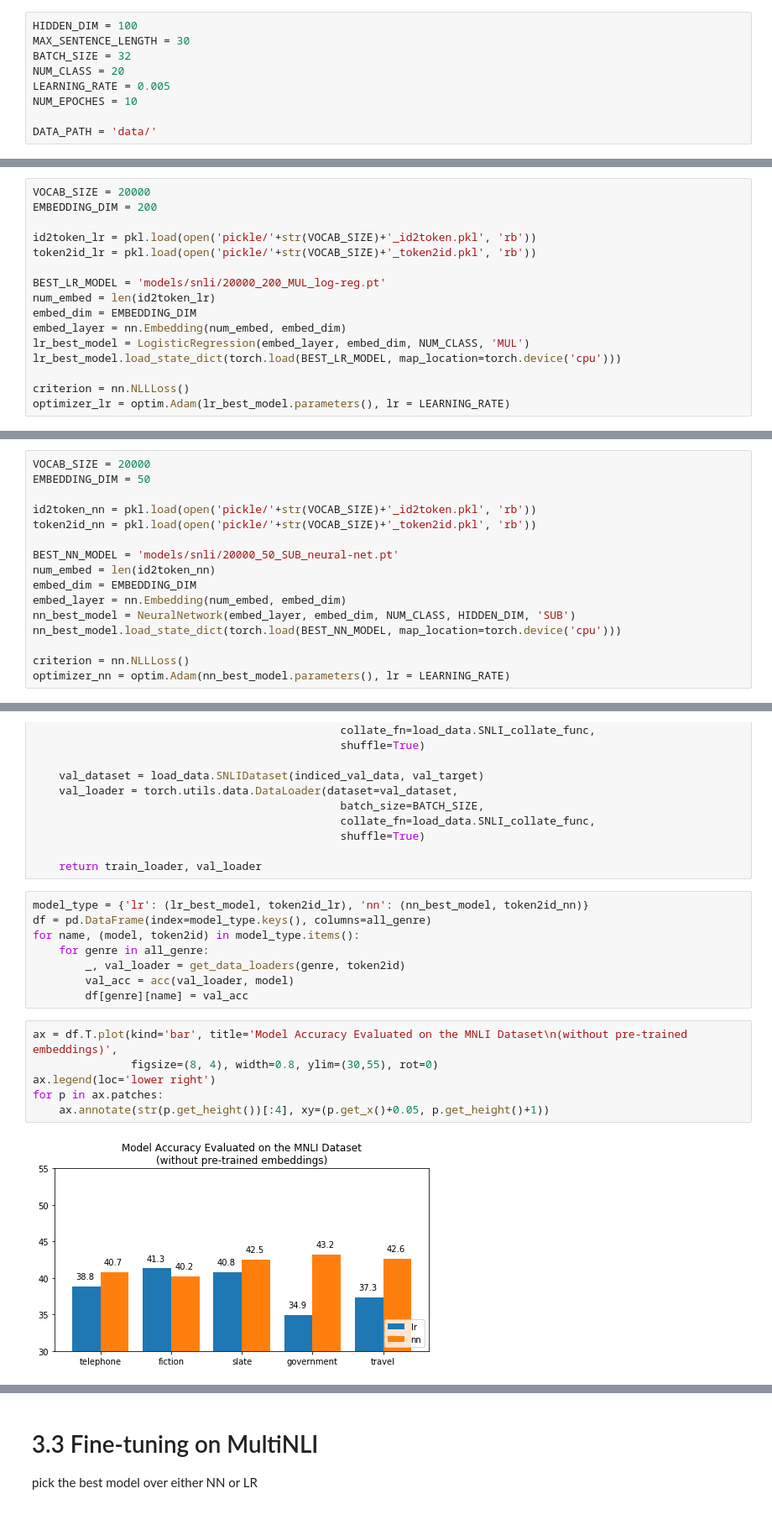
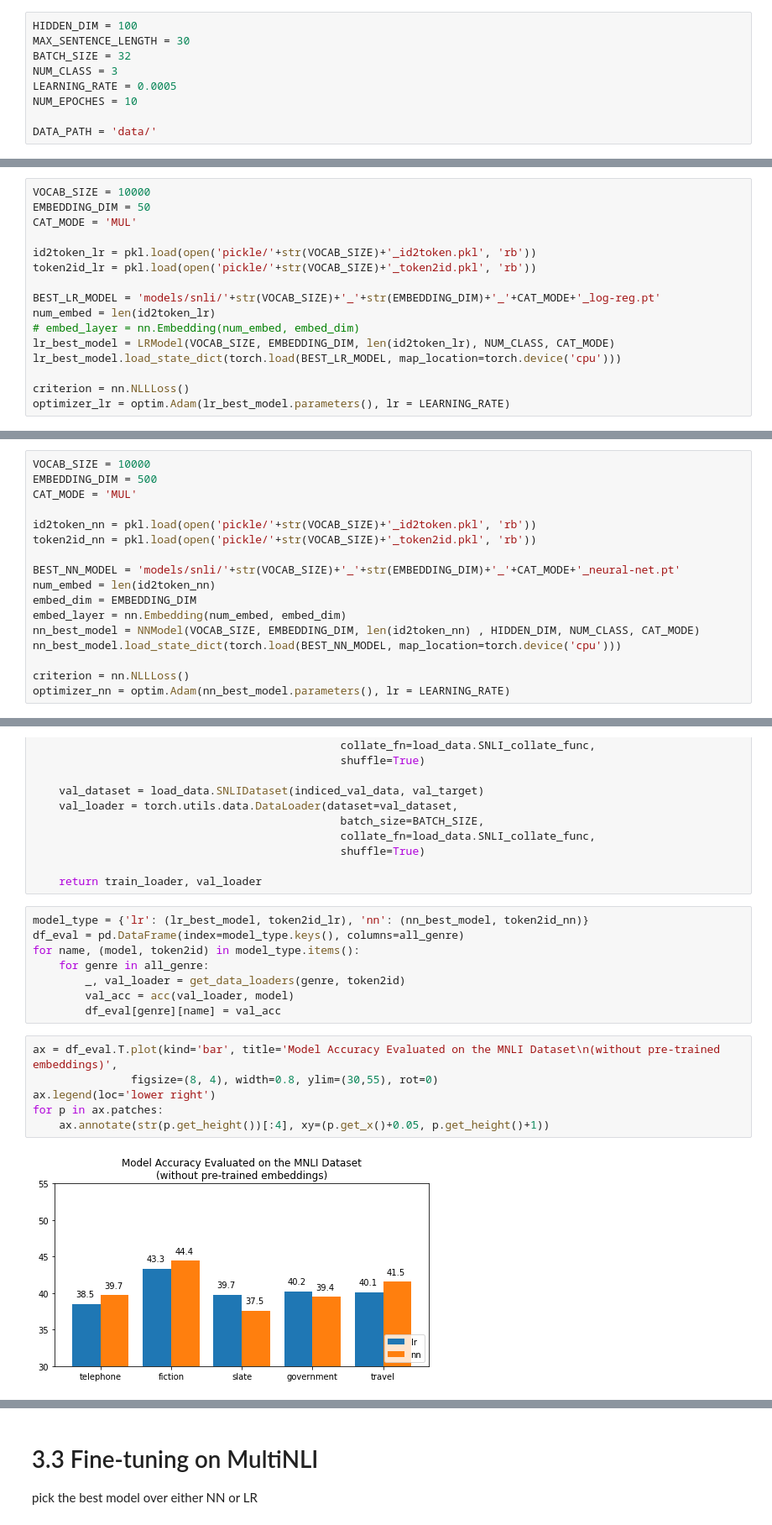
Before and after one commit to iyengarlekha/BOW-model-for-Natural-Language-Inference, a Jupyter notebook: Finetune with MNLI.ipynb, the cells around one changed output, grey strips where cells are left out. Shown at 84% size. Saved outputs shown, nothing was run; the diff lists cells and outputs as text.

```diff
--- a/Finetune with MNLI.ipynb
+++ b/Finetune with MNLI.ipynb
@@ -28,8 +32,8 @@ from training import *
 HIDDEN_DIM = 100
 MAX_SENTENCE_LENGTH = 30
 BATCH_SIZE = 32
-NUM_CLASS = 20
-LEARNING_RATE = 0.005
+NUM_CLASS = 3
+LEARNING_RATE = 0.0005
 NUM_EPOCHES = 10
 
 DATA_PATH = 'data/'
@@ -56,17 +173,17 @@ all_genre
 ## Initialize and load our best model (both NN and LR)
 #### LR
 # %%
-VOCAB_SIZE = 20000
-EMBEDDING_DIM = 200
+VOCAB_SIZE = 10000
+EMBEDDING_DIM = 50
+CAT_MODE = 'MUL'
 
 id2token_lr = pkl.load(open('pickle/'+str(VOCAB_SIZE)+'_id2token.pkl', 'rb'))
 token2id_lr = pkl.load(open('pickle/'+str(VOCAB_SIZE)+'_token2id.pkl', 'rb'))
 
-BEST_LR_MODEL = 'models/snli/20000_200_MUL_log-reg.pt'
+BEST_LR_MODEL = 'models/snli/'+str(VOCAB_SIZE)+'_'+str(EMBEDDING_DIM)+'_'+CAT_MODE+'_log-reg.pt'
 num_embed = len(id2token_lr)
-embed_dim = EMBEDDING_DIM
-embed_layer = nn.Embedding(num_embed, embed_dim)
-lr_best_model = LogisticRegression(embed_layer, embed_dim, NUM_CLASS, 'MUL')
+# embed_layer = nn.Embedding(num_embed, embed_dim)
+lr_best_model = LRModel(VOCAB_SIZE, EMBEDDING_DIM, len(id2token_lr), NUM_CLASS, CAT_MODE)
 lr_best_model.load_state_dict(torch.load(BEST_LR_MODEL, map_location=torch.device('cpu')))
 
 criterion = nn.NLLLoss()
@@ -78,17 +195,18 @@ optimizer_lr = optim.Adam(lr_best_model.parameters(), lr = LEARNING_RATE)
 #     embed_layer, num_embed, embed_dim = load_data.create_emb_layer(load_data.create_weights(vectors, id2token),
 #                                                                non_trainable = True)
 # %%
-VOCAB_SIZE = 20000
-EMBEDDING_DIM = 50
+VOCAB_SIZE = 10000
+EMBEDDING_DIM = 500
+CAT_MODE = 'MUL'
 
 id2token_nn = pkl.load(open('pickle/'+str(VOCAB_SIZE)+'_id2token.pkl', 'rb'))
 token2id_nn = pkl.load(open('pickle/'+str(VOCAB_SIZE)+'_token2id.pkl', 'rb'))
 
-BEST_NN_MODEL = 'models/snli/20000_50_SUB_neural-net.pt'
+BEST_NN_MODEL = 'models/snli/'+str(VOCAB_SIZE)+'_'+str(EMBEDDING_DIM)+'_'+CAT_MODE+'_neural-net.pt'
 num_embed = len(id2token_nn)
 embed_dim = EMBEDDING_DIM
 embed_layer = nn.Embedding(num_embed, embed_dim)
-nn_best_model = NeuralNetwork(embed_layer, embed_dim, NUM_CLASS, HIDDEN_DIM, 'SUB')
+nn_best_model = NNModel(VOCAB_SIZE, EMBEDDING_DIM, len(id2token_nn) , HIDDEN_DIM, NUM_CLASS, CAT_MODE)
 nn_best_model.load_state_dict(torch.load(BEST_NN_MODEL, map_location=torch.device('cpu')))
 
 criterion = nn.NLLLoss()
@@ -117,17 +235,17 @@ def get_data_loaders(genre, token2id):
     return train_loader, val_loader
 # %%
 model_type = {'lr': (lr_best_model, token2id_lr), 'nn': (nn_best_model, token2id_nn)}
-df = pd.DataFrame(index=model_type.keys(), columns=all_genre)
+df_eval = pd.DataFrame(index=model_type.keys(), columns=all_genre)
 for name, (model, token2id) in model_type.items():
     for genre in all_genre:
         _, val_loader = get_data_loaders(genre, token2id)
         val_acc = acc(val_loader, model)
-        df[genre][name] = val_acc
+        df_eval[genre][name] = val_acc
 # %%
-ax = df.T.plot(kind='bar', title='Model Accuracy Evaluated on the MNLI Dataset\n(without pre-trained embeddings)',
+ax = df_eval.T.plot(kind='bar', title='Model Accuracy Evaluated on the MNLI Dataset\n(without pre-trained embeddings)',
                figsize=(8, 4), width=0.8, ylim=(30,55), rot=0)
 ax.legend(loc='lower right')
 for p in ax.patches:
     ax.annotate(str(p.get_height())[:4], xy=(p.get_x()+0.05, p.get_height()+1))
 # %% [output]
-[figure, old version]
+[figure, new version]
```
Also changed, not shown: parts of 9 cells of this notebook.
